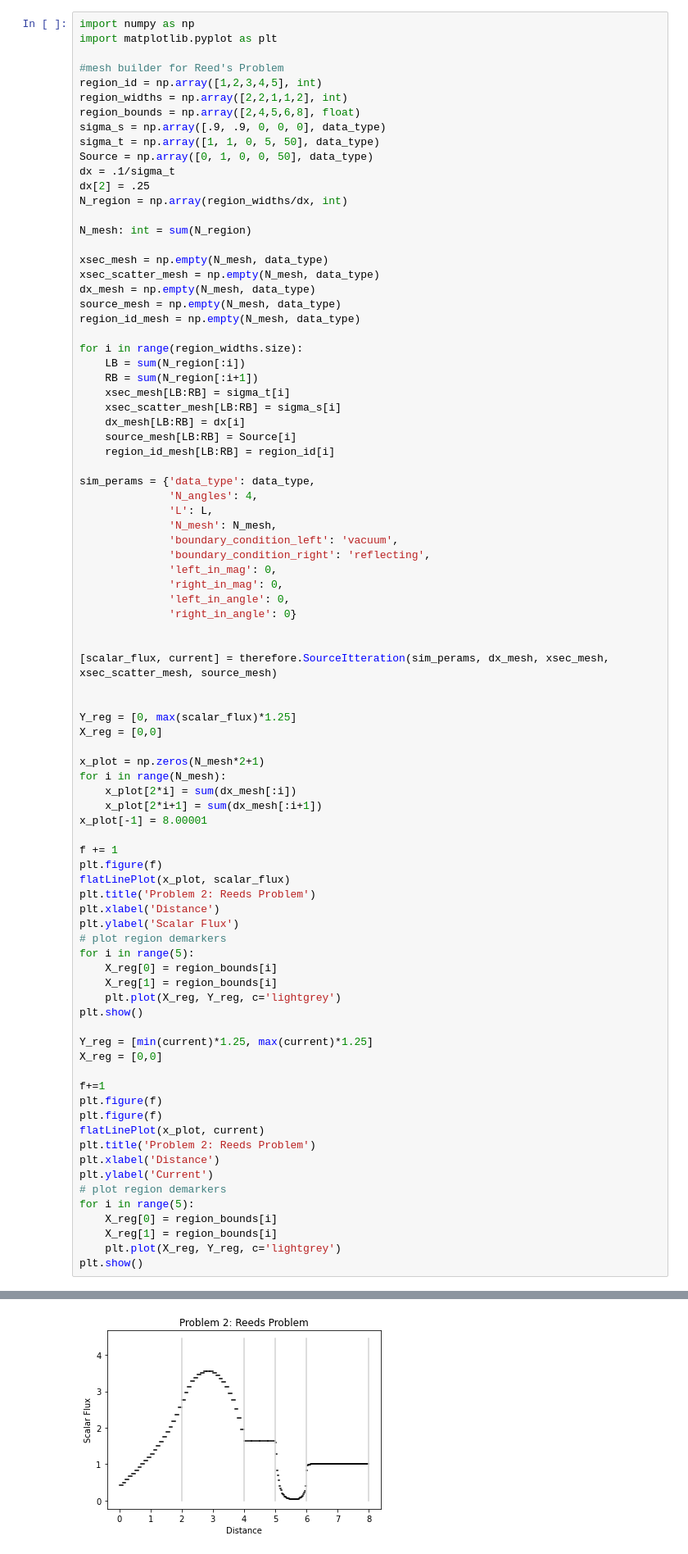
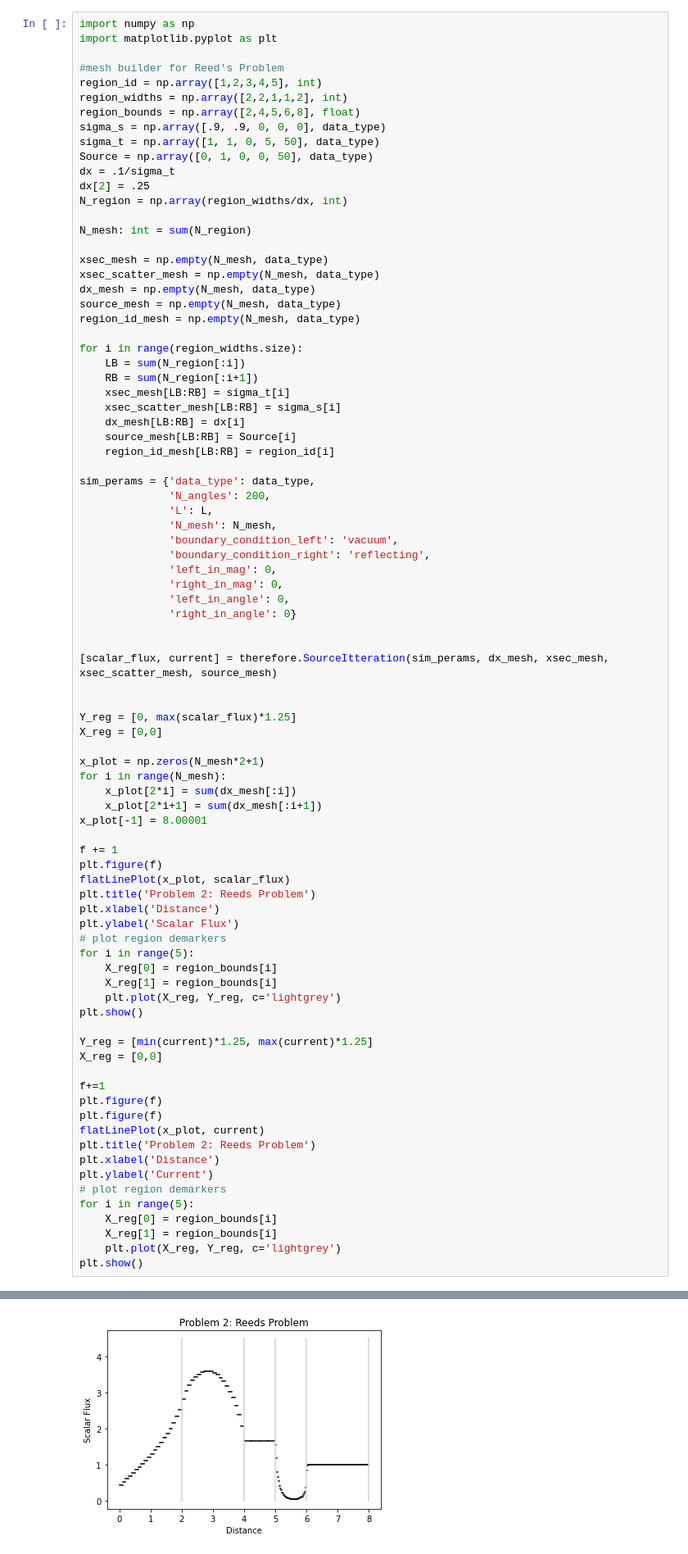
Before and after one commit to CEMeNT-PSAAP/Therefore, a Jupyter notebook: therefore_tests.ipynb, the cells around one changed output, grey strips where cells are left out. Shown at 82% size. Cells and saved outputs as stored; diff of their text form.

```diff
--- a/therefore_tests.ipynb
+++ b/therefore_tests.ipynb
@@ -315,7 +383,7 @@ for i in range(region_widths.size):
     region_id_mesh[LB:RB] = region_id[i]
 
 sim_perams = {'data_type': data_type,
-              'N_angles': 4,
+              'N_angles': 200,
               'L': L,
               'N_mesh': N_mesh,
               'boundary_condition_left': 'vacuum',
@@ -371,3 +453,3 @@ plt.show()
 Next Itteration: 62
-[figure, old version]
+[figure, new version]
 [figure]
```
Also changed, not shown: parts of 6 cells of this notebook, 4 other files.
